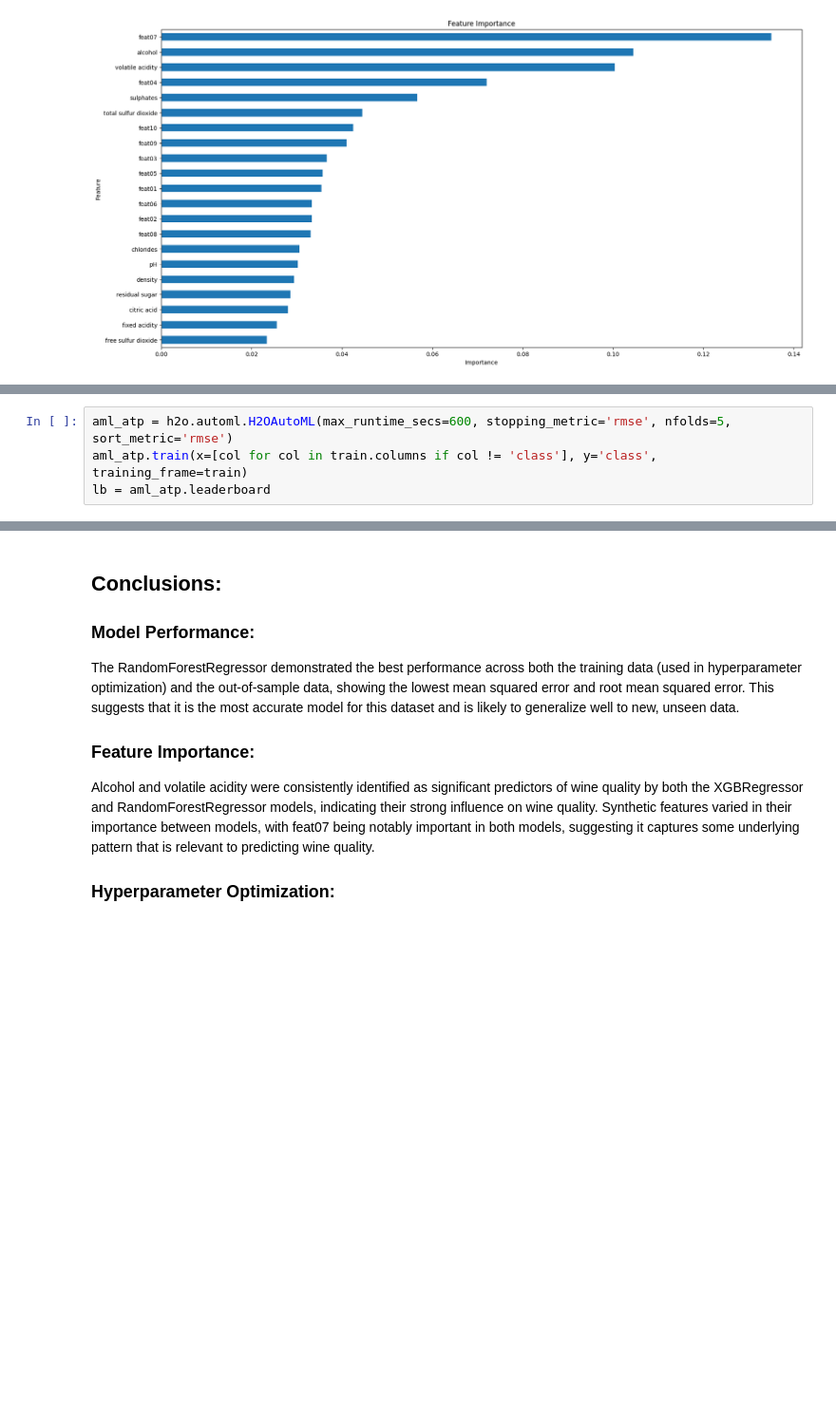
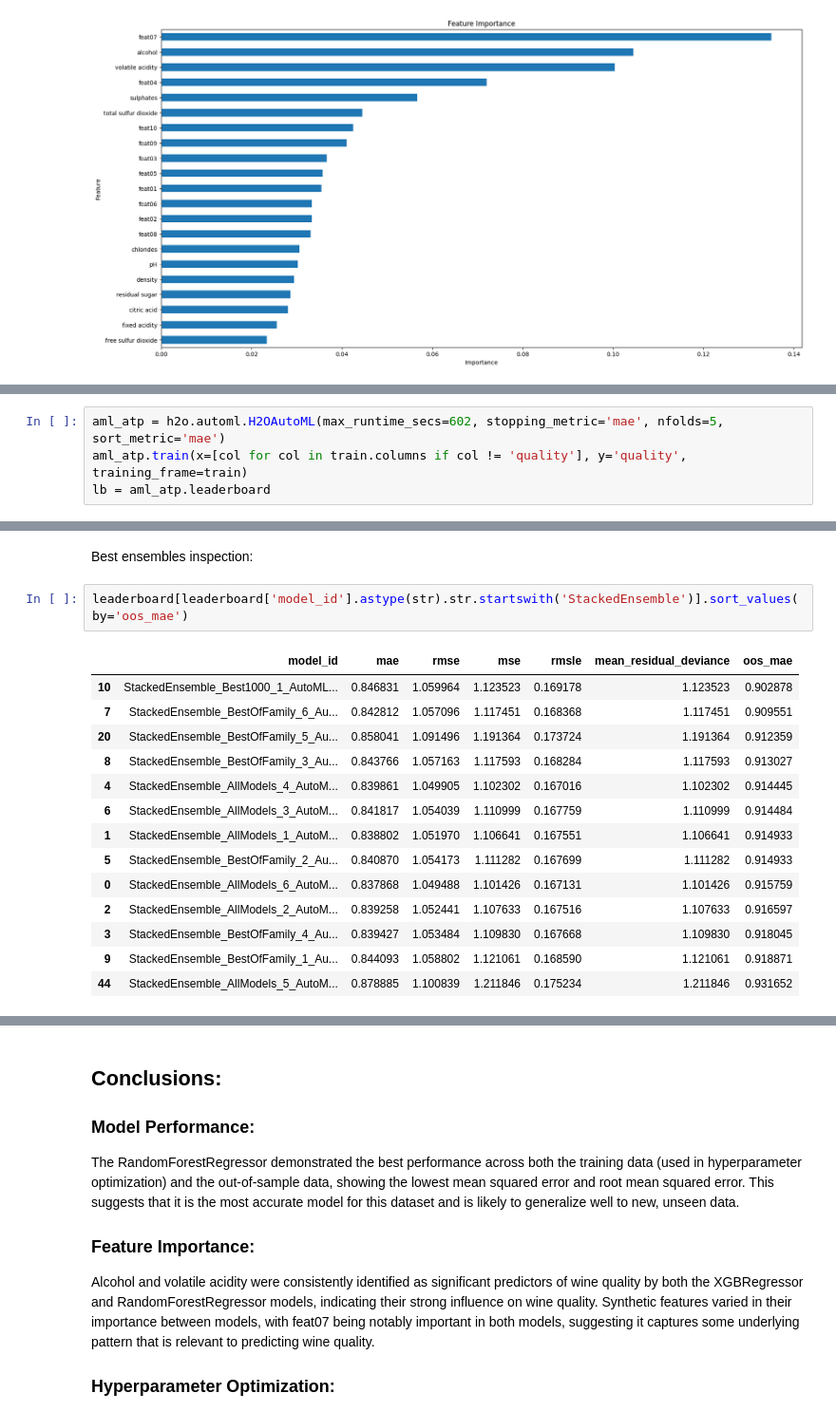
Before and after one commit to jzmujdzin/ml2-proj, a Jupyter notebook: regression_report.ipynb, the cells around one changed output, grey strips where cells are left out. Shown: that part at 95% size. Drawn from its saved outputs; the diff is of its cells as text; blank space fills up the shorter version.

Commit message:
h2o automl for regression

```diff
--- a/regression_report.ipynb
+++ b/regression_report.ipynb
@@ -557,4 +575,4 @@ CalledProcessError: Command '['/usr/bin/java', '-version']' returned non-zero ex
 # %%
-aml_atp = h2o.automl.H2OAutoML(max_runtime_secs=600, stopping_metric='rmse', nfolds=5, sort_metric='rmse')
-aml_atp.train(x=[col for col in train.columns if col != 'class'], y='class', training_frame=train)
+aml_atp = h2o.automl.H2OAutoML(max_runtime_secs=602, stopping_metric='mae', nfolds=5, sort_metric='mae')
+aml_atp.train(x=[col for col in train.columns if col != 'quality'], y='quality', training_frame=train)
 lb = aml_atp.leaderboard
@@ -564,0 +673,19 @@ leaderboard.sort_values(by='oos_mae', ascending=False)
+# %% [markdown]
+Best ensembles inspection:
+# %%
+leaderboard[leaderboard['model_id'].astype(str).str.startswith('StackedEnsemble')].sort_values(by='oos_mae')
+# %% [output]
+|  | model_id | mae | rmse | mse | rmsle | mean_residual_deviance | oos_mae |
+| 10 | StackedEnsemble_Best1000_1_AutoML... | 0.846831 | 1.059964 | 1.123523 | 0.169178 | 1.123523 | 0.902878 |
+| 7 | StackedEnsemble_BestOfFamily_6_Au... | 0.842812 | 1.057096 | 1.117451 | 0.168368 | 1.117451 | 0.909551 |
+| 20 | StackedEnsemble_BestOfFamily_5_Au... | 0.858041 | 1.091496 | 1.191364 | 0.173724 | 1.191364 | 0.912359 |
+| 8 | StackedEnsemble_BestOfFamily_3_Au... | 0.843766 | 1.057163 | 1.117593 | 0.168284 | 1.117593 | 0.913027 |
+| 4 | StackedEnsemble_AllModels_4_AutoM... | 0.839861 | 1.049905 | 1.102302 | 0.167016 | 1.102302 | 0.914445 |
+| 6 | StackedEnsemble_AllModels_3_AutoM... | 0.841817 | 1.054039 | 1.110999 | 0.167759 | 1.110999 | 0.914484 |
+| 1 | StackedEnsemble_AllModels_1_AutoM... | 0.838802 | 1.051970 | 1.106641 | 0.167551 | 1.106641 | 0.914933 |
+| 5 | StackedEnsemble_BestOfFamily_2_Au... | 0.840870 | 1.054173 | 1.111282 | 0.167699 | 1.111282 | 0.914933 |
+| 0 | StackedEnsemble_AllModels_6_AutoM... | 0.837868 | 1.049488 | 1.101426 | 0.167131 | 1.101426 | 0.915759 |
+| 2 | StackedEnsemble_AllModels_2_AutoM... | 0.839258 | 1.052441 | 1.107633 | 0.167516 | 1.107633 | 0.916597 |
+| 3 | StackedEnsemble_BestOfFamily_4_Au... | 0.839427 | 1.053484 | 1.109830 | 0.167668 | 1.109830 | 0.918045 |
+| 9 | StackedEnsemble_BestOfFamily_1_Au... | 0.844093 | 1.058802 | 1.121061 | 0.168590 | 1.121061 | 0.918871 |
+| 44 | StackedEnsemble_AllModels_5_AutoM... | 0.878885 | 1.100839 | 1.211846 | 0.175234 | 1.211846 | 0.931652 |
```
Also changed, not shown: parts of 9 cells of this notebook.
